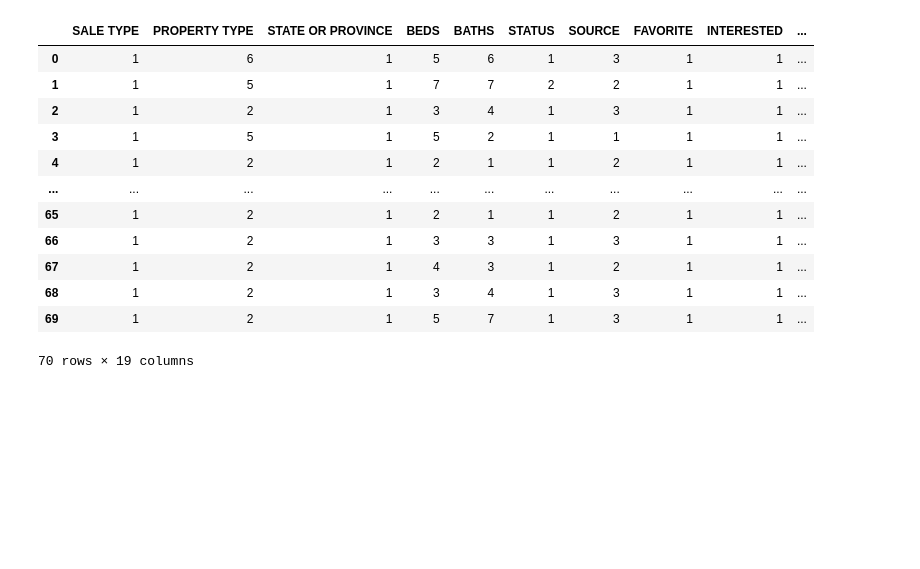
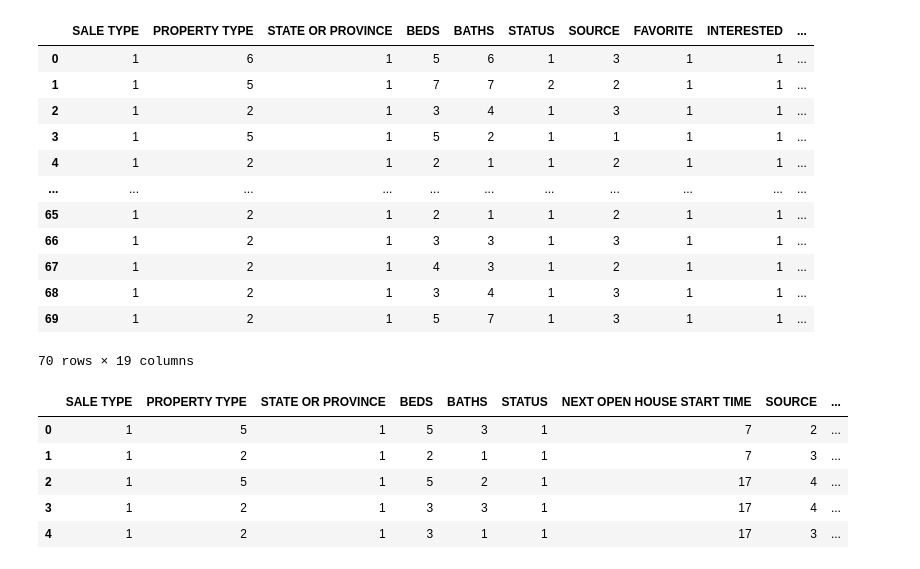
Before and after one commit to Laidson/RealState, a Jupyter notebook: explore.ipynb, the cells around one changed output. Drawn from its saved outputs; the diff is of its cells as text; code cells hidden in the pictures; blank space fills up the shorter version.

```diff
--- a/explore.ipynb
+++ b/explore.ipynb
@@ -201,3 +201,13 @@ pd.read_csv(f'{path}/X_test_{target}.csv')
 | 68 | 1 | 2 | 1 | 3 | 4 | 1 | 3 | 1 | 1 | ... |
 | 69 | 1 | 2 | 1 | 5 | 7 | 1 | 3 | 1 | 1 | ... |
 70 rows × 19 columns
+# %%
+df = pd.read_csv('working/real-state-ny/X_test_PRICE.csv')
+df.head()
+# %% [output]
+|  | SALE TYPE | PROPERTY TYPE | STATE OR PROVINCE | BEDS | BATHS | STATUS | NEXT OPEN HOUSE START TIME | SOURCE | ... |
+| 0 | 1 | 5 | 1 | 5 | 3 | 1 | 7 | 2 | ... |
+| 1 | 1 | 2 | 1 | 2 | 1 | 1 | 7 | 3 | ... |
+| 2 | 1 | 5 | 1 | 5 | 2 | 1 | 17 | 4 | ... |
+| 3 | 1 | 2 | 1 | 3 | 3 | 1 | 17 | 4 | ... |
+| 4 | 1 | 2 | 1 | 3 | 1 | 1 | 17 | 3 | ... |
```
Also changed, not shown: parts of 3 cells of this notebook, 6 other files.
